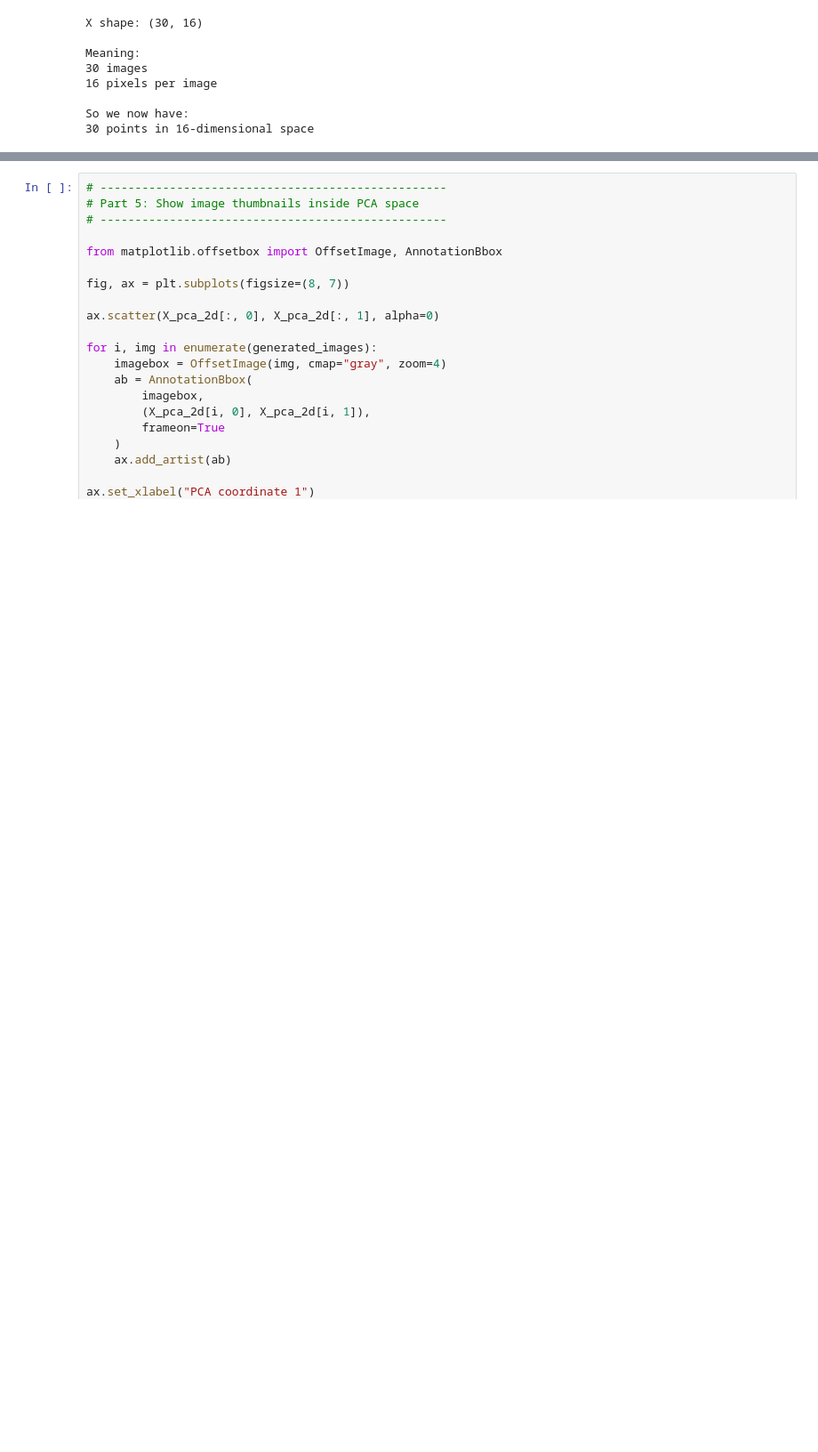
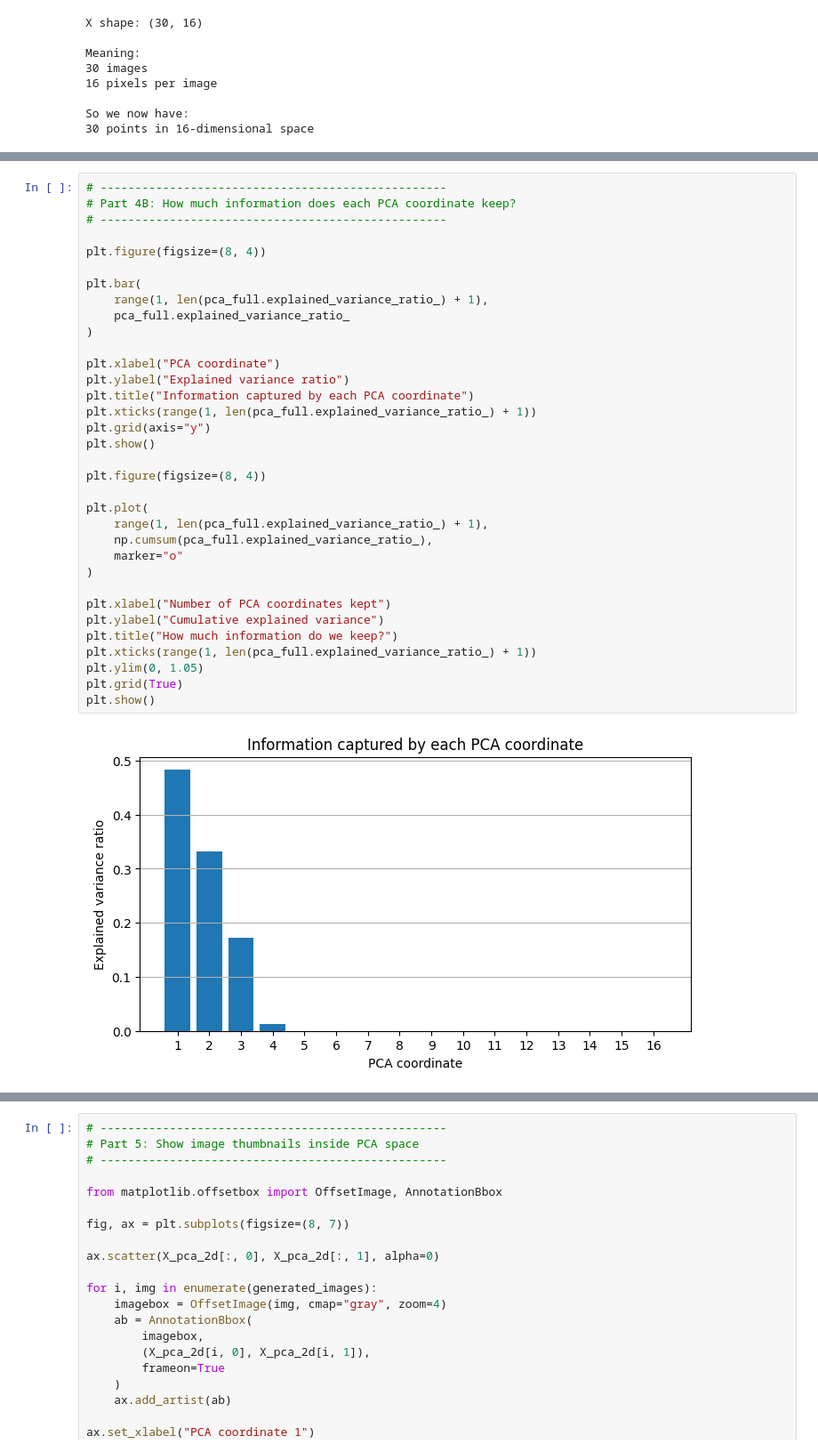
Before and after one commit to AssafR/gd-secret-api, a Jupyter notebook: pca_8x8.ipynb, the cells around one changed output, grey strips where cells are left out. Shown at 89% size. Cells and saved outputs as stored; diff of their text form; blank space fills up the shorter version.

```diff
--- a/pca_8x8.ipynb
+++ b/pca_8x8.ipynb
@@ -302,0 +351,36 @@ So we now have:
+# %%
+# --------------------------------------------------
+# Part 4B: How much information does each PCA coordinate keep?
+# --------------------------------------------------
+
+plt.figure(figsize=(8, 4))
+
+plt.bar(
+    range(1, len(pca_full.explained_variance_ratio_) + 1),
+    pca_full.explained_variance_ratio_
+)
+
+plt.xlabel("PCA coordinate")
+plt.ylabel("Explained variance ratio")
+plt.title("Information captured by each PCA coordinate")
+plt.xticks(range(1, len(pca_full.explained_variance_ratio_) + 1))
+plt.grid(axis="y")
+plt.show()
+
+plt.figure(figsize=(8, 4))
+
+plt.plot(
+    range(1, len(pca_full.explained_variance_ratio_) + 1),
+    np.cumsum(pca_full.explained_variance_ratio_),
+    marker="o"
+)
+
+plt.xlabel("Number of PCA coordinates kept")
+plt.ylabel("Cumulative explained variance")
+plt.title("How much information do we keep?")
+plt.xticks(range(1, len(pca_full.explained_variance_ratio_) + 1))
+plt.ylim(0, 1.05)
+plt.grid(True)
+plt.show()
+# %% [output]
+[figure, added]
```
Also changed, not shown: parts of 12 cells of this notebook, 3 other files.
